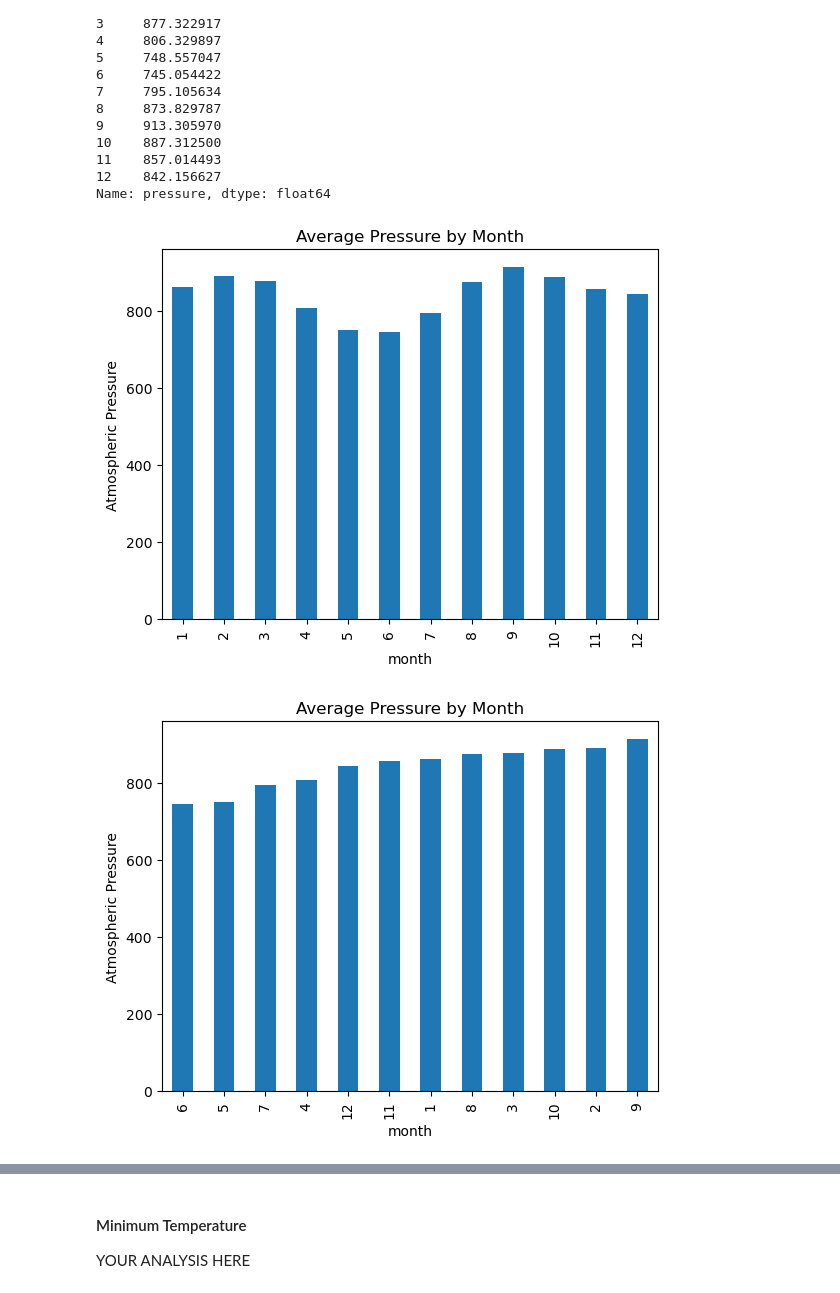
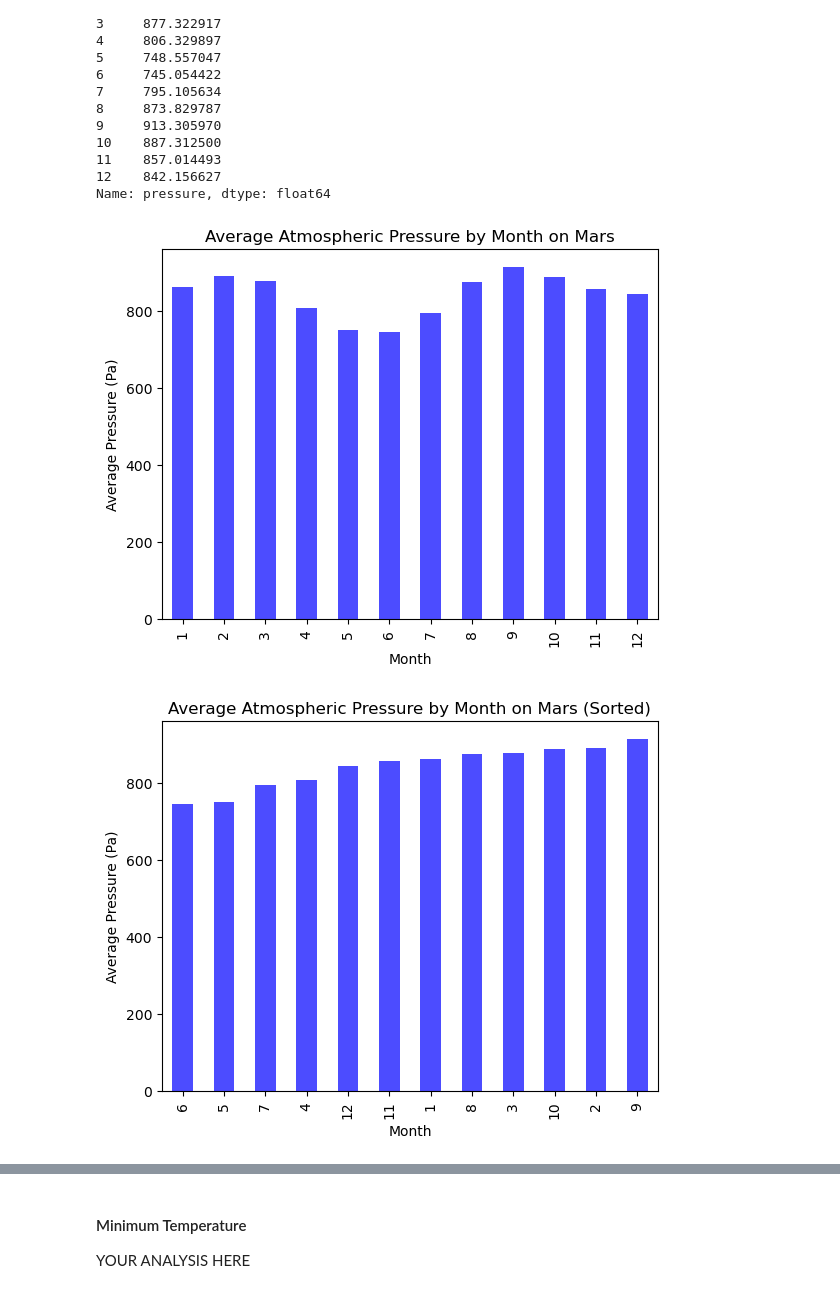
Before and after one commit to kaylamblais96/mars_news_challenge, a Jupyter notebook: part_2_mars_weather.ipynb, the cells around one changed output, grey strips where cells are left out. Saved outputs shown, nothing was run; the diff lists cells and outputs as text; code cells hidden in the pictures.

```diff
--- a/part_2_mars_weather.ipynb
+++ b/part_2_mars_weather.ipynb
@@ -20,6 +20,7 @@ Use automated browsing to visit the [Mars Temperature Data Site](https://static.
 # https://static.bc-edx.com/data/web/mars_facts/temperature.html
 url = "https://static.bc-edx.com/data/web/mars_facts/temperature.html"
 browser.visit(url)
+html_content = browser.html
 # %% [markdown]
 ### Step 2: Scrape the Table
 
@@ -31,6 +32,7 @@ Note that this can also be achieved by using the Pandas `read_html` function. Ho
 soup = BeautifulSoup(html_content, "html.parser")
 # %%
 # Extract all rows of data
+table = soup.find('table')
 # %% [markdown]
 ### Step 3: Store the Data
 
@@ -57,6 +59,13 @@ for tr in table.find_all('tr'):
         data_rows.append(cells)
 # %%
 # Create a Pandas DataFrame by using the list of rows and a list of the column names
+
+headers = [th.get_text() for th in table.find('tr').find_all('th')]
+
+data_rows = [
+    [col.get_text() for col in row.find_all('td')]
+    for row in table.find_all('tr')[1:]]
+
 df = pd.DataFrame(data_rows, columns=headers)
 # %%
 # Confirm DataFrame was created successfully
@@ -196,26 +214,26 @@ month
 Name: pressure, dtype: float64
 # %%
 # Plot the average pressure by month
-avg_pressure_by_month.plot(kind='bar', color='red', alpha=0.7)
+avg_pressure_by_month.plot(kind='bar', color='blue', alpha=0.7)
 
 plt.title('Average Atmospheric Pressure by Month on Mars')
 plt.xlabel('Month')
 plt.ylabel('Average Pressure (Pa)')
 plt.show()
 # %% [output]
-[figure, old version]
+[figure, new version]
 # %%
 # Identify the lowest and highest pressure months in Curiosity's location by sorting the previous graph
 sorted_avg_pressure_by_month = avg_pressure_by_month.sort_values()
 
-sorted_avg_pressure_by_month.plot(kind='bar', color='red', alpha=0.7)
+sorted_avg_pressure_by_month.plot(kind='bar', color='blue', alpha=0.7)
 
 plt.title('Average Atmospheric Pressure by Month on Mars (Sorted)')
 plt.xlabel('Month')
 plt.ylabel('Average Pressure (Pa)')
 plt.show()
 # %% [output]
-[figure, old version]
+[figure, new version]
 # %%
 # 5. How many terrestrial (Earth) days are there in a Martian year?
 # Visually estimate the result by plotting the daily minimum temperature of each observation in the data set.
```
Also changed, not shown: parts of 9 cells of this notebook, 2 other files.
